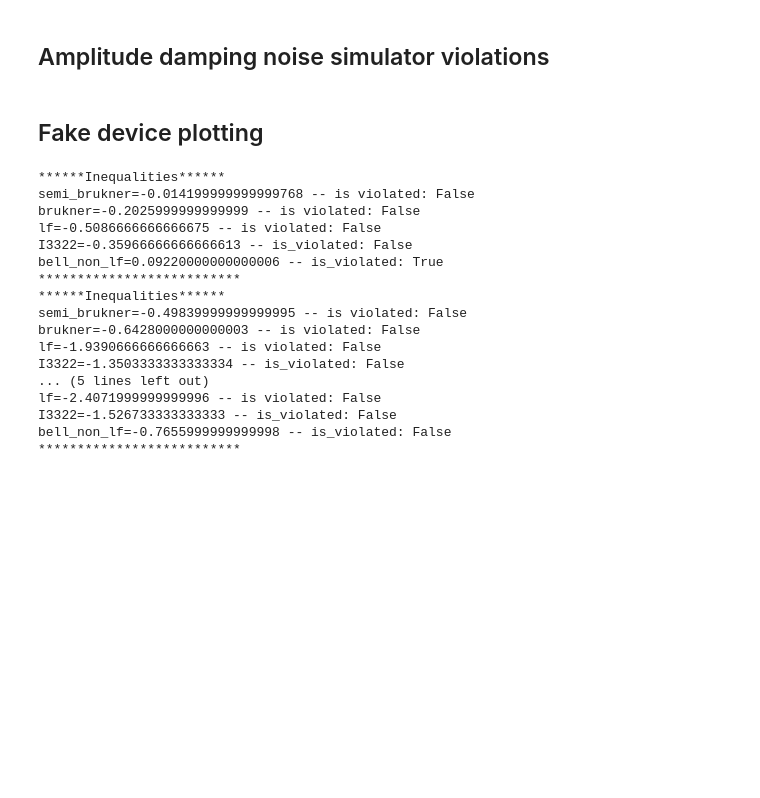
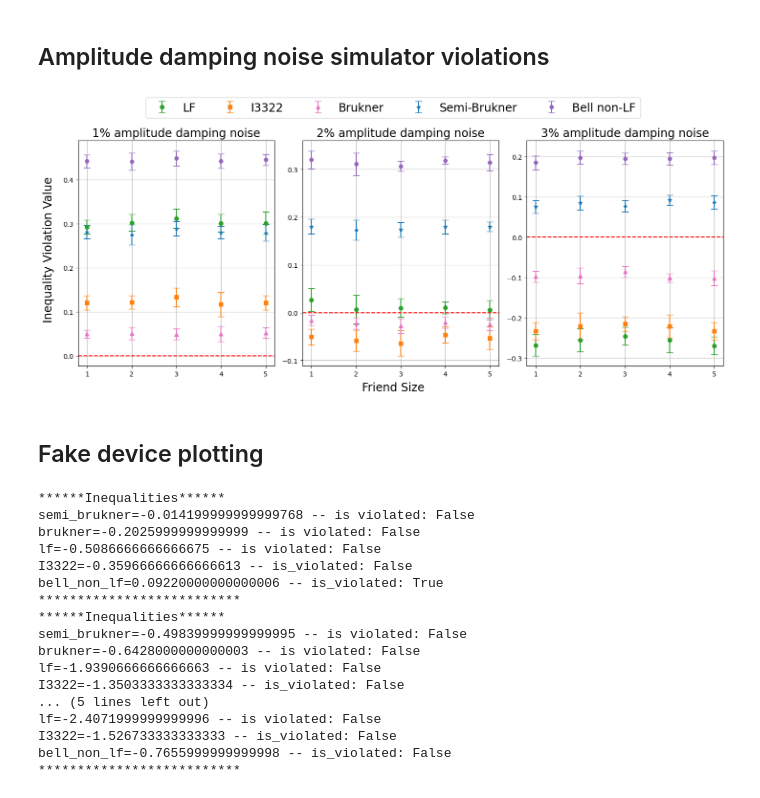
Before and after one commit to unitaryfund/wigners_friend, a Jupyter notebook: notebooks/ewfs_plots.ipynb, the cells around one changed output. Cells and saved outputs as stored; diff of their text form; code cells hidden in the pictures; blank space fills up the shorter version.

```diff
--- a/notebooks/ewfs_plots.ipynb
+++ b/notebooks/ewfs_plots.ipynb
@@ -514,7 +514,7 @@ shots = 10_000
 backend = qiskit.Aer.get_backend("aer_simulator")
 
 # Amplitude damping (1%)
-noise_model = amplitude_damping_noise_model(prob_1=0.01)
+noise_model = amplitude_damping_noise_model(prob_1=0.01, prob_2=0.00)
 amplitude_damping_1perc_results = run_experiment(
     backend=backend,
     noise_model=noise_model,
@@ -525,7 +525,7 @@ amplitude_damping_1perc_results = run_experiment(
 )
 
 # Amplitude damping noise (2%)
-noise_model = amplitude_damping_noise_model(prob_1=0.02)
+noise_model = amplitude_damping_noise_model(prob_1=0.02, prob_2=0.00)
 amplitude_damping_2perc_results = run_experiment(
     backend=backend,
     noise_model=noise_model,
@@ -536,7 +536,7 @@ amplitude_damping_2perc_results = run_experiment(
 )
 
 # Amplitude damping noise (3%)
-noise_model = amplitude_damping_noise_model(prob_1=0.03)
+noise_model = amplitude_damping_noise_model(prob_1=0.03, prob_2=0.00)
 amplitude_damping_3perc_results = run_experiment(
     backend=backend,
     noise_model=noise_model,
@@ -546,28 +546,30 @@ amplitude_damping_3perc_results = run_experiment(
     verbose=False,
 )
 # %%
-fig, axs = plt.subplots(1,3, figsize=(15, 12))  # Create a figure with two subplots
+fig, axs = plt.subplots(1,3, figsize=(15, 6))  # Create a figure with two subplots
 
-plot_results(axs[0,0], amplitude_damping_1perc_results, friend_sizes, plot_error_bars=True, plot_title="1% amplitude damping noise")
-plot_results(axs[0,1], amplitude_damping_2perc_results, friend_sizes, plot_error_bars=True, plot_title="2% amplitude damping noise")
-plot_results(axs[0,2], amplitude_damping_3perc_results, friend_sizes, plot_error_bars=True, plot_title="3% amplitude damping noise")
+plot_results(axs[0], amplitude_damping_1perc_results, friend_sizes, plot_error_bars=True, plot_title="1% amplitude damping noise")
+plot_results(axs[1], amplitude_damping_2perc_results, friend_sizes, plot_error_bars=True, plot_title="2% amplitude damping noise")
+plot_results(axs[2], amplitude_damping_3perc_results, friend_sizes, plot_error_bars=True, plot_title="3% amplitude damping noise")
 
 # Use the legend from the first subplot
-handles, labels = axs[0,0].get_legend_handles_labels()
+handles, labels = axs[0].get_legend_handles_labels()
 
 # Create a single shared legend
 fig.legend(handles, labels, loc="upper center", ncol=len(labels), bbox_to_anchor=(0.5, 1.05), fontsize="xx-large")
 
 # Set common x-axis and y-axis labels
 fig.text(0.5, 0.02, "Friend Size", ha="center", va="center", fontsize="xx-large")
 fig.text(0.02, 0.5, "Inequality Violation Value", ha="center", va="center", rotation="vertical", fontsize="xx-large")
 
 for ax in np.ravel(axs):
     ax.set_title(ax.get_title(), fontsize="xx-large")
 
 plt.tight_layout(rect=[0.03, 0.03, 0.97, 0.95])
 plt.savefig("ghz_ampltiude_damping_vs_friend_sizes.pdf", bbox_inches="tight")
 plt.show()
+# %% [output]
+[figure, added]
 # %% [markdown]
 ## Fake device plotting
 # %%
```
Also changed, not shown: parts of 2 cells of this notebook.
